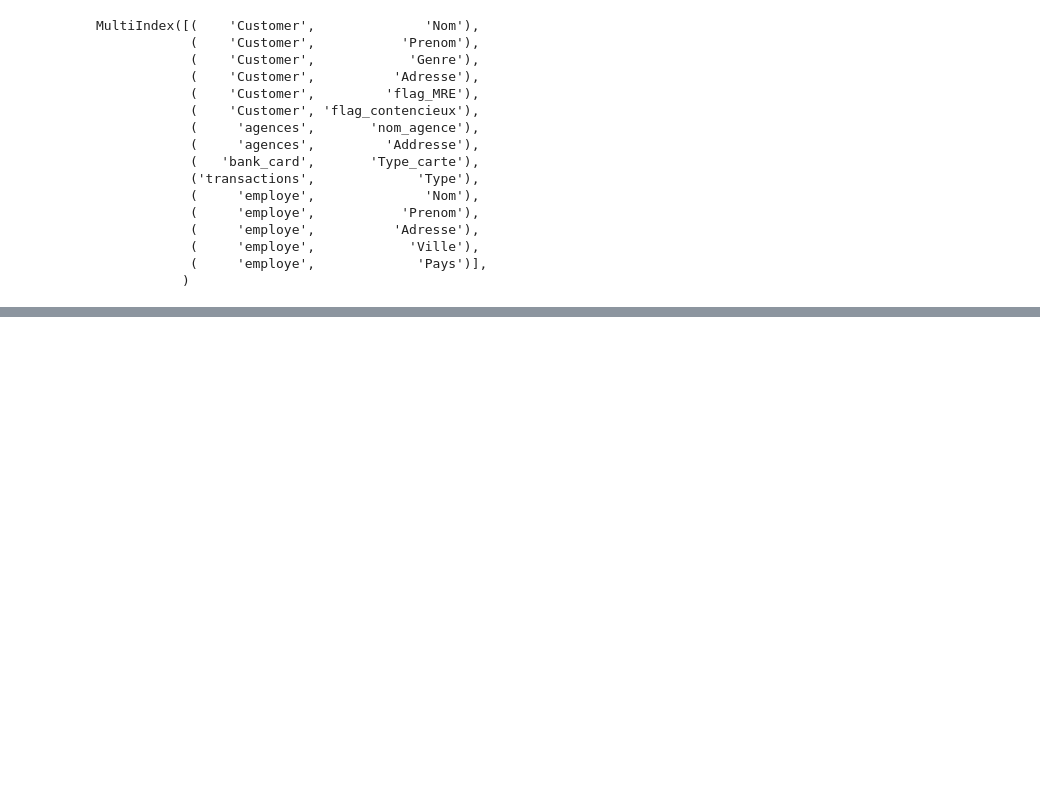
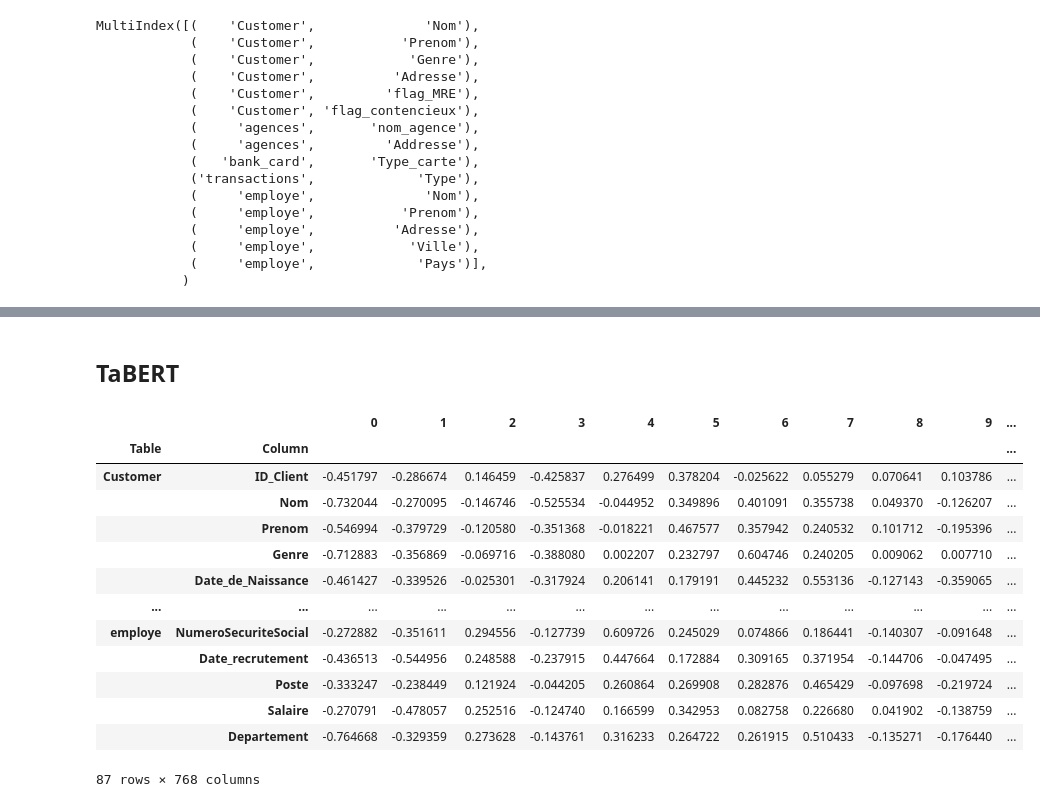
Before and after one commit to ibrahim-choukrane/Sensitive_data_classification, a Jupyter notebook: table_classification.ipynb, the cells around one changed output, grey strips where cells are left out. Drawn from its saved outputs; the diff is of its cells as text; code cells hidden in the pictures; blank space fills up the shorter version.

```diff
--- a/table_classification.ipynb
+++ b/table_classification.ipynb
@@ -406,0 +493,2 @@ MultiIndex([(    'Customer',              'Nom'),
+# %% [markdown]
+## TaBERT
@@ -406,0 +500,17 @@ MultiIndex([(    'Customer',              'Nom'),
+# %%
+tebert_embeddings
+# %% [output]
+|  |  | 0 | 1 | 2 | 3 | 4 | 5 | 6 | 7 | 8 | 9 | ... |
+| Table | Column |  |  |  |  |  |  |  |  |  |  | ... |
+| Customer | ID_Client | -0.451797 | -0.286674 | 0.146459 | -0.425837 | 0.276499 | 0.378204 | -0.025622 | 0.055279 | 0.070641 | 0.103786 | ... |
+|  | Nom | -0.732044 | -0.270095 | -0.146746 | -0.525534 | -0.044952 | 0.349896 | 0.401091 | 0.355738 | 0.049370 | -0.126207 | ... |
+|  | Prenom | -0.546994 | -0.379729 | -0.120580 | -0.351368 | -0.018221 | 0.467577 | 0.357942 | 0.240532 | 0.101712 | -0.195396 | ... |
+|  | Genre | -0.712883 | -0.356869 | -0.069716 | -0.388080 | 0.002207 | 0.232797 | 0.604746 | 0.240205 | 0.009062 | 0.007710 | ... |
+|  | Date_de_Naissance | -0.461427 | -0.339526 | -0.025301 | -0.317924 | 0.206141 | 0.179191 | 0.445232 | 0.553136 | -0.127143 | -0.359065 | ... |
+| ... | ... | ... | ... | ... | ... | ... | ... | ... | ... | ... | ... | ... |
+| employe | NumeroSecuriteSocial | -0.272882 | -0.351611 | 0.294556 | -0.127739 | 0.609726 | 0.245029 | 0.074866 | 0.186441 | -0.140307 | -0.091648 | ... |
+|  | Date_recrutement | -0.436513 | -0.544956 | 0.248588 | -0.237915 | 0.447664 | 0.172884 | 0.309165 | 0.371954 | -0.144706 | -0.047495 | ... |
+|  | Poste | -0.333247 | -0.238449 | 0.121924 | -0.044205 | 0.260864 | 0.269908 | 0.282876 | 0.465429 | -0.097698 | -0.219724 | ... |
+|  | Salaire | -0.270791 | -0.478057 | 0.252516 | -0.124740 | 0.166599 | 0.342953 | 0.082758 | 0.226680 | 0.041902 | -0.138759 | ... |
+|  | Departement | -0.764668 | -0.329359 | 0.273628 | -0.143761 | 0.316233 | 0.264722 | 0.261915 | 0.510433 | -0.135271 | -0.176440 | ... |
+87 rows × 768 columns
```
Also changed, not shown: parts of 19 cells of this notebook, 4 other files.
